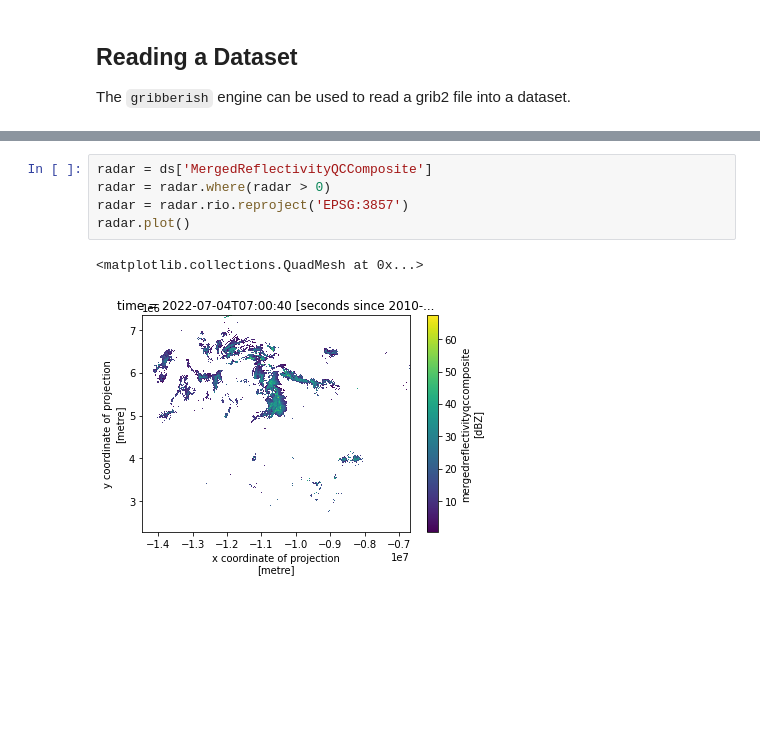
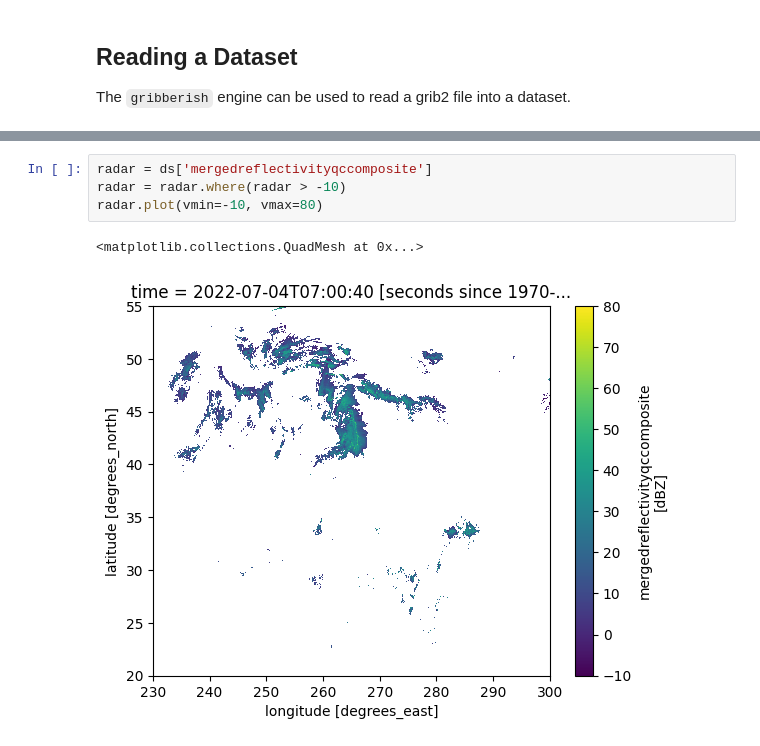
Before and after one commit to mpiannucci/gribberish, a Jupyter notebook: python/examples/read_radar.ipynb, the cells around one changed output, grey strips where cells are left out. Saved outputs shown, nothing was run; the diff lists cells and outputs as text; blank space fills up the shorter version.

```diff
--- a/python/examples/read_radar.ipynb
+++ b/python/examples/read_radar.ipynb
@@ -25,8 +23,7 @@ Attributes:
 # %%
-radar = ds['MergedReflectivityQCComposite']
-radar = radar.where(radar > 0)
-radar = radar.rio.reproject('EPSG:3857')
-radar.plot()
+radar = ds['mergedreflectivityqccomposite']
+radar = radar.where(radar > -10)
+radar.plot(vmin=-10, vmax=80)
 # %% [output]
 <matplotlib.collections.QuadMesh at 0x...>
-[figure, old version]
+[figure, new version]
```
Also changed, not shown: parts of 2 cells of this notebook, 22 other files.
